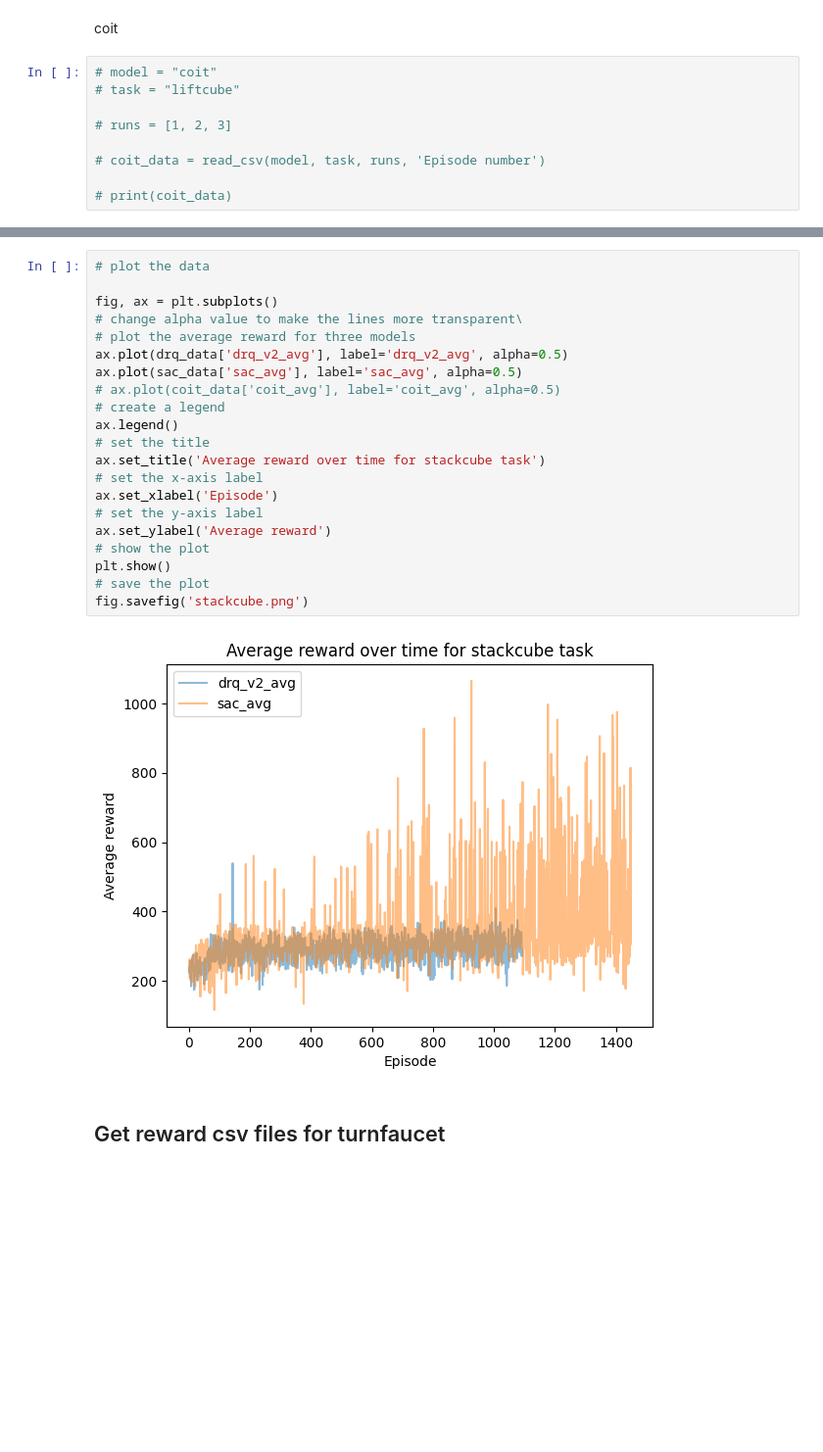
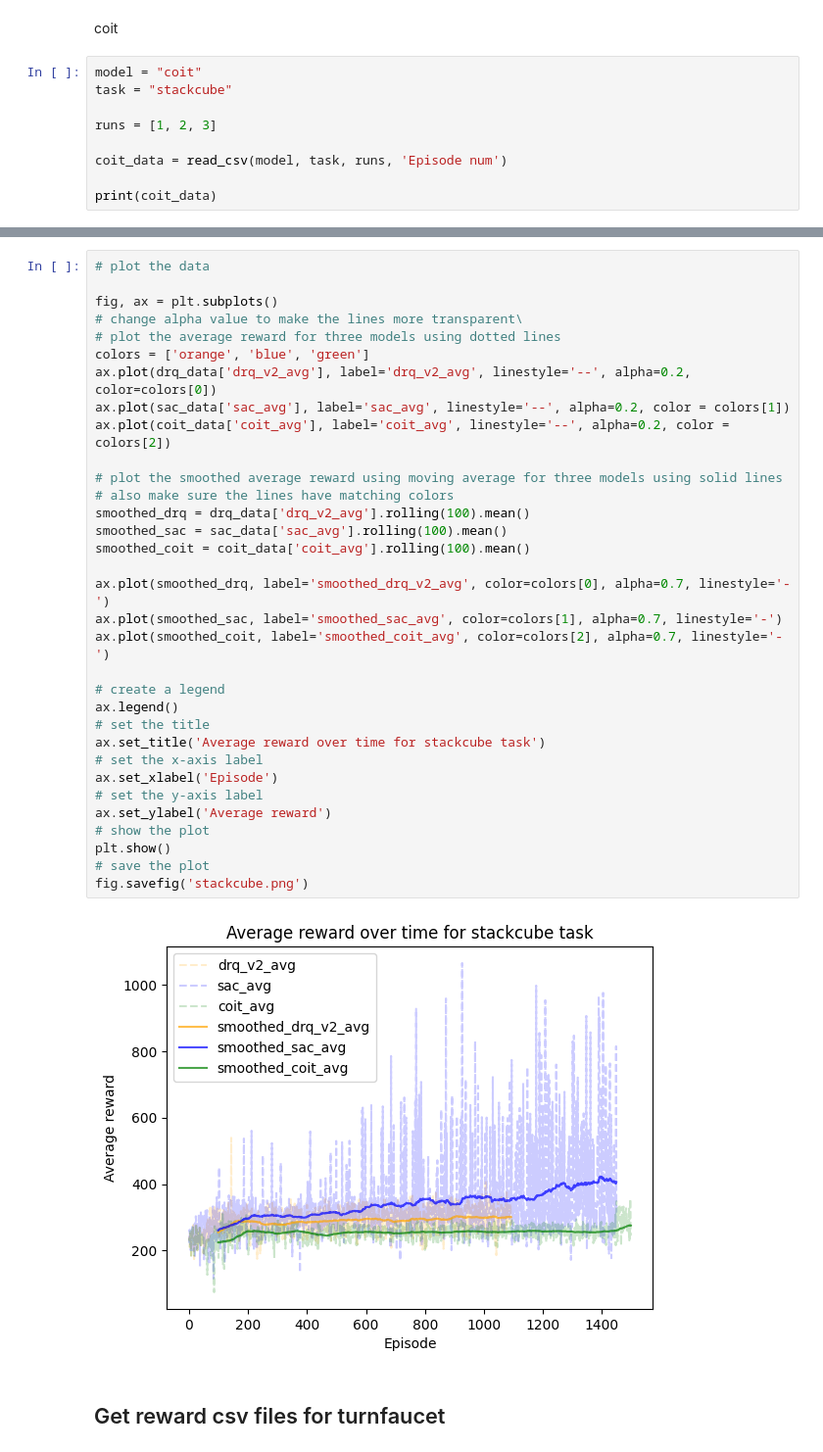
Before and after one commit to Tianyue-Zhao/CSE291_RL_Project, a Jupyter notebook: notebooks/visualization.ipynb, the cells around one changed output, grey strips where cells are left out. Shown at 98% size. Cells and saved outputs as stored; diff of their text form; blank space fills up the shorter version.

```diff
--- a/notebooks/visualization.ipynb
+++ b/notebooks/visualization.ipynb
@@ -219,11 +233,11 @@ Index(['Episode number', ' Episode reward'], dtype='object')
 # %% [markdown]
 coit
 # %%
-# model = "coit"
-# task = "liftcube"
+model = "coit"
+task = "stackcube"
 
-# runs = [1, 2, 3]
+runs = [1, 2, 3]
 
-# coit_data = read_csv(model, task, runs, 'Episode number')
+coit_data = read_csv(model, task, runs, 'Episode num')
 
-# print(coit_data)
+print(coit_data)
@@ -230,26 +262,38 @@ coit
 # %%
 # plot the data
 
 fig, ax = plt.subplots()
 # change alpha value to make the lines more transparent\
-# plot the average reward for three models
-ax.plot(drq_data['drq_v2_avg'], label='drq_v2_avg', alpha=0.5)
-ax.plot(sac_data['sac_avg'], label='sac_avg', alpha=0.5)
-# ax.plot(coit_data['coit_avg'], label='coit_avg', alpha=0.5)
+# plot the average reward for three models using dotted lines
+colors = ['orange', 'blue', 'green']
+ax.plot(drq_data['drq_v2_avg'], label='drq_v2_avg', linestyle='--', alpha=0.2, color=colors[0])
+ax.plot(sac_data['sac_avg'], label='sac_avg', linestyle='--', alpha=0.2, color = colors[1])
+ax.plot(coit_data['coit_avg'], label='coit_avg', linestyle='--', alpha=0.2, color = colors[2])
+
+# plot the smoothed average reward using moving average for three models using solid lines
+# also make sure the lines have matching colors
+smoothed_drq = drq_data['drq_v2_avg'].rolling(100).mean()
+smoothed_sac = sac_data['sac_avg'].rolling(100).mean()
+smoothed_coit = coit_data['coit_avg'].rolling(100).mean()
+
+ax.plot(smoothed_drq, label='smoothed_drq_v2_avg', color=colors[0], alpha=0.7, linestyle='-')
+ax.plot(smoothed_sac, label='smoothed_sac_avg', color=colors[1], alpha=0.7, linestyle='-')
+ax.plot(smoothed_coit, label='smoothed_coit_avg', color=colors[2], alpha=0.7, linestyle='-')
+
 # create a legend
 ax.legend()
 # set the title
 ax.set_title('Average reward over time for stackcube task')
 # set the x-axis label
 ax.set_xlabel('Episode')
 # set the y-axis label
 ax.set_ylabel('Average reward')
 # show the plot
 plt.show()
 # save the plot
 fig.savefig('stackcube.png')
 # %% [output]
-[figure, old version]
+[figure, new version]
 # %% [markdown]
 ## Get reward csv files for turnfaucet
 # %% [markdown]
```
Also changed, not shown: parts of 3 cells of this notebook, 7 other files.
